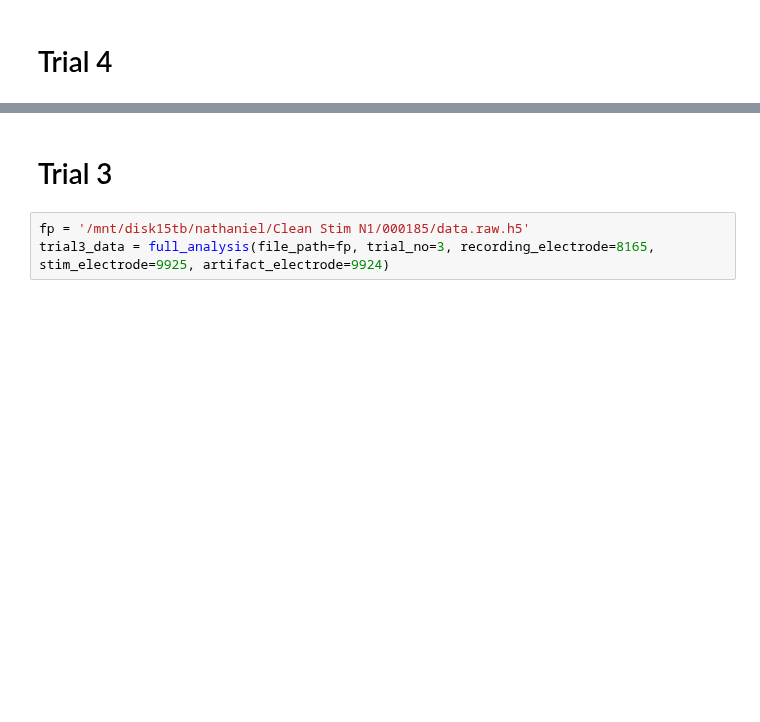
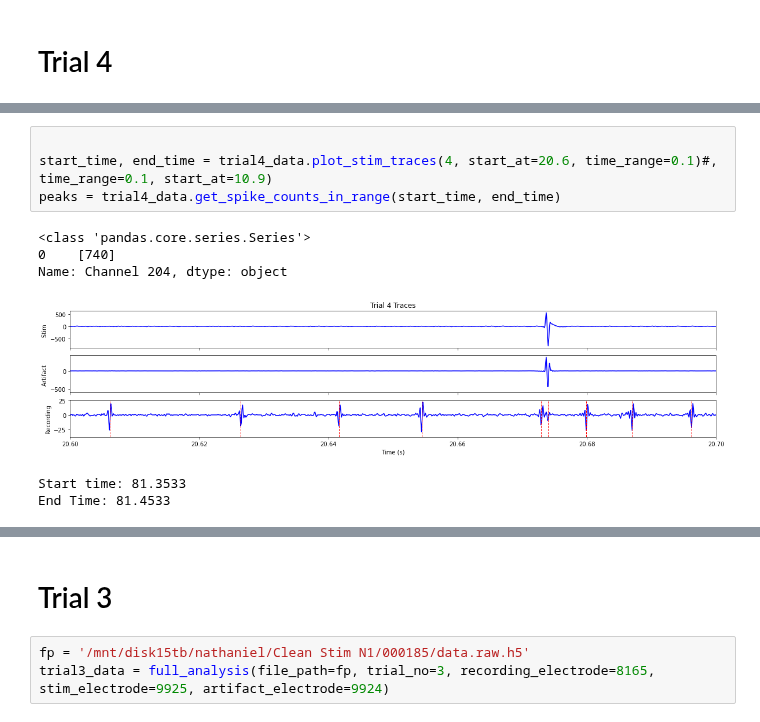
Before and after one commit to roybens/MEA_Analysis, a Jupyter notebook: IPNAnalysis/StimAnalysisNB.ipynb, the cells around one changed output, grey strips where cells are left out. Drawn from its saved outputs; the diff is of its cells as text; blank space fills up the shorter version.

```diff
--- a/IPNAnalysis/StimAnalysisNB.ipynb
+++ b/IPNAnalysis/StimAnalysisNB.ipynb
@@ -51,3 +60,14 @@ AttributeError: 'numpy.int32' object has no attribute 'type'
+# %%
+
+start_time, end_time = trial4_data.plot_stim_traces(4, start_at=20.6, time_range=0.1)#, time_range=0.1, start_at=10.9)
+peaks = trial4_data.get_spike_counts_in_range(start_time, end_time)
+# %% [output]
+<class 'pandas.core.series.Series'>
+0    [740]
+Name: Channel 204, dtype: object
+[figure, added]
+Start time: 81.3533
+End Time: 81.4533
 # %%
 fp = '/mnt/disk15tb/nathaniel/Clean Stim N1/000189/data.raw.h5'
 trial4_data = full_analysis(fp, trial_no=4, recording_electrode=8165, stim_electrode=8157, artifact_electrode=7937)
```
Also changed, not shown: parts of 7 cells of this notebook, 1 other file.
